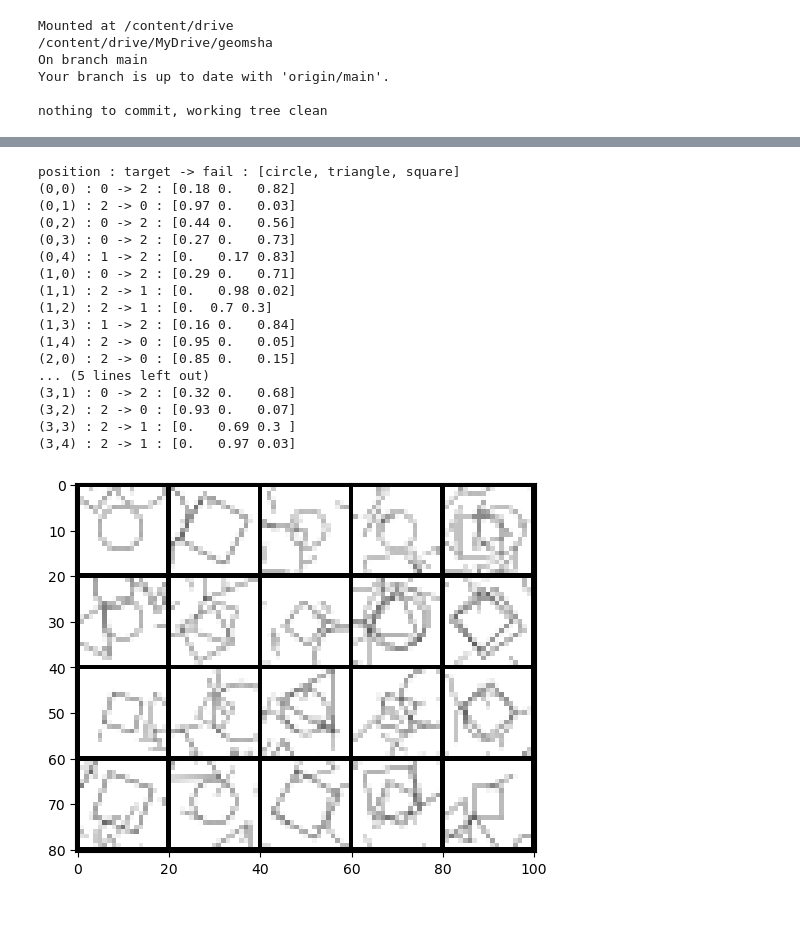
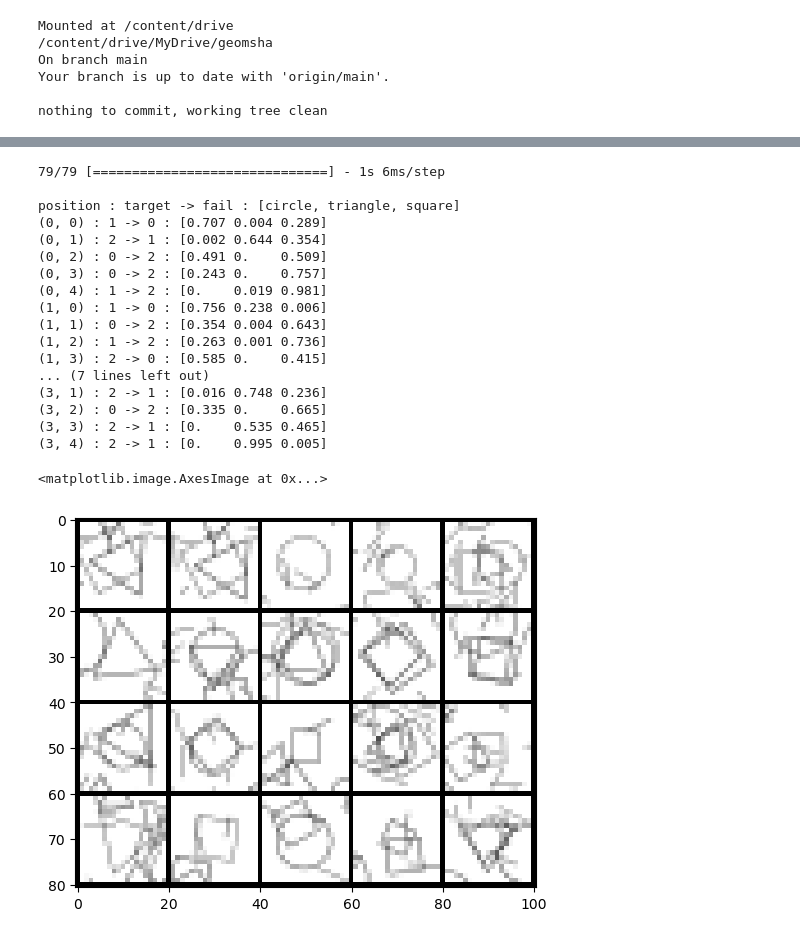
Before and after one commit to riesenn/geomsha, a Jupyter notebook: geomsha_m3_neural.ipynb, the cells around one changed output, grey strips where cells are left out. Cells and saved outputs as stored; diff of their text form; code cells hidden in the pictures.

```diff
--- a/geomsha_m3_neural.ipynb
+++ b/geomsha_m3_neural.ipynb
@@ -151,28 +138,45 @@ fig.savefig('data/tmp_fails.png')
-# %%
-plt.imshow(mpimg.imread('data/tmp_fails.png'))
-
-print("position : target -> fail : [circle, triangle, square]")
-
-for i in range(num_grid):
-    x = i//img_grid[1]
-    y = i%img_grid[1]
-    print(f"({x},{y}) : {target_labels[i]} -> {fail_labels[i]} : {fail_pred[i]}")
-# %% [output]
-position : target -> fail : [circle, triangle, square]
-(0,0) : 0 -> 2 : [0.18 0.   0.82]
-(0,1) : 2 -> 0 : [0.97 0.   0.03]
-(0,2) : 0 -> 2 : [0.44 0.   0.56]
-(0,3) : 0 -> 2 : [0.27 0.   0.73]
-(0,4) : 1 -> 2 : [0.   0.17 0.83]
-(1,0) : 0 -> 2 : [0.29 0.   0.71]
-(1,1) : 2 -> 1 : [0.   0.98 0.02]
-(1,2) : 2 -> 1 : [0.  0.7 0.3]
-(1,3) : 1 -> 2 : [0.16 0.   0.84]
-(1,4) : 2 -> 0 : [0.95 0.   0.05]
-(2,0) : 2 -> 0 : [0.85 0.   0.15]
-... (5 lines left out)
-(3,1) : 0 -> 2 : [0.32 0.   0.68]
-(3,2) : 2 -> 0 : [0.93 0.   0.07]
-(3,3) : 2 -> 1 : [0.   0.69 0.3 ]
-(3,4) : 2 -> 1 : [0.   0.97 0.03]
-[figure, removed]
+# %%
+pred = model.predict(test_images, batch_size=128)
+pred_labels = np.argmax(pred,1)
+
+fail = np.not_equal(pred_labels,test_labels)
+fail_images = test_images[fail]
+target_labels = test_labels[fail]
+fail_labels = pred_labels[fail]
+fail_pred = pred[fail]
+
+grid = (4,5)
+grid_image, grid_pos = gen_grid_image(fail_images, grid)
+
+fig = plt.figure(figsize=(grid_image.shape[1],grid_image.shape[0]),dpi=1)
+fig.figimage(grid_image, cmap='gray')
+fig.savefig('data/tmp_fails.png')
+plt.close()
+
+print("\nposition : target -> fail : [circle, triangle, square]")
+
+np.set_printoptions(precision=3, suppress=True)
+for i in range(grid[1]*grid[0]):
+    print(f"{grid_pos[i]} : {target_labels[i]} -> {fail_labels[i]} : {fail_pred[i]}")
+
+plt.imshow(mpimg.imread('data/tmp_fails.png'))
+# %% [output]
+79/79 [==============================] - 1s 6ms/step
+
+position : target -> fail : [circle, triangle, square]
+(0, 0) : 1 -> 0 : [0.707 0.004 0.289]
+(0, 1) : 2 -> 1 : [0.002 0.644 0.354]
+(0, 2) : 0 -> 2 : [0.491 0.    0.509]
+(0, 3) : 0 -> 2 : [0.243 0.    0.757]
+(0, 4) : 1 -> 2 : [0.    0.019 0.981]
+(1, 0) : 1 -> 0 : [0.756 0.238 0.006]
+(1, 1) : 0 -> 2 : [0.354 0.004 0.643]
+(1, 2) : 1 -> 2 : [0.263 0.001 0.736]
+(1, 3) : 2 -> 0 : [0.585 0.    0.415]
+... (7 lines left out)
+(3, 1) : 2 -> 1 : [0.016 0.748 0.236]
+(3, 2) : 0 -> 2 : [0.335 0.    0.665]
+(3, 3) : 2 -> 1 : [0.    0.535 0.465]
+(3, 4) : 2 -> 1 : [0.    0.995 0.005]
+<matplotlib.image.AxesImage at 0x...>
+[figure, added]
```
Also changed, not shown: parts of 6 cells of this notebook.
